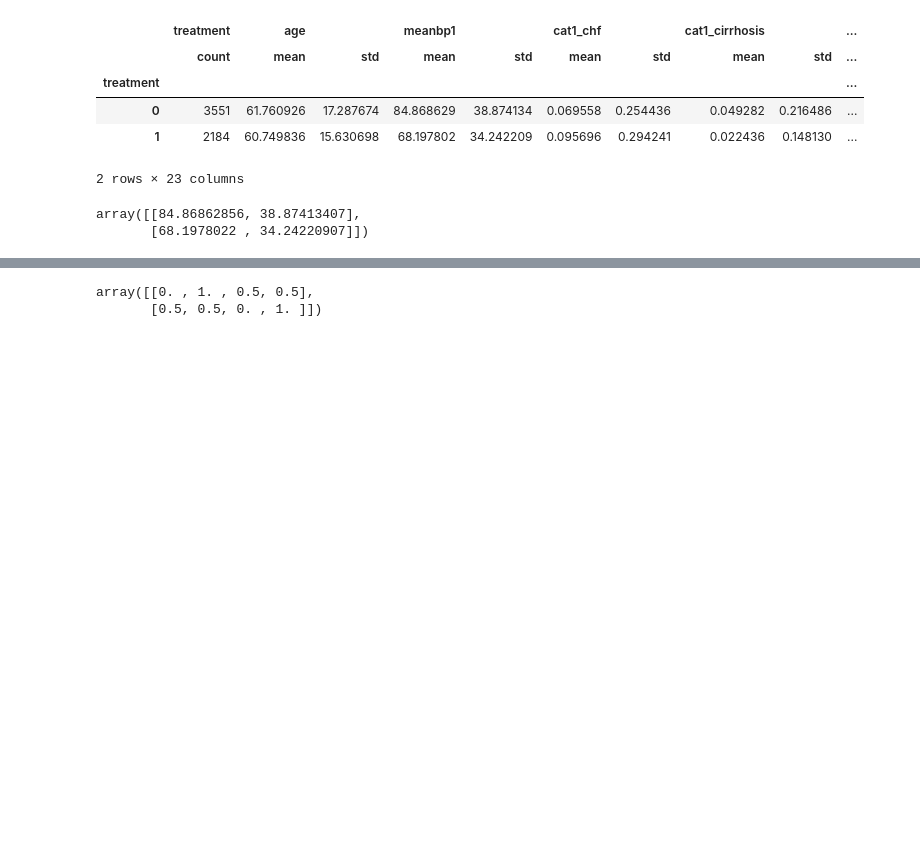
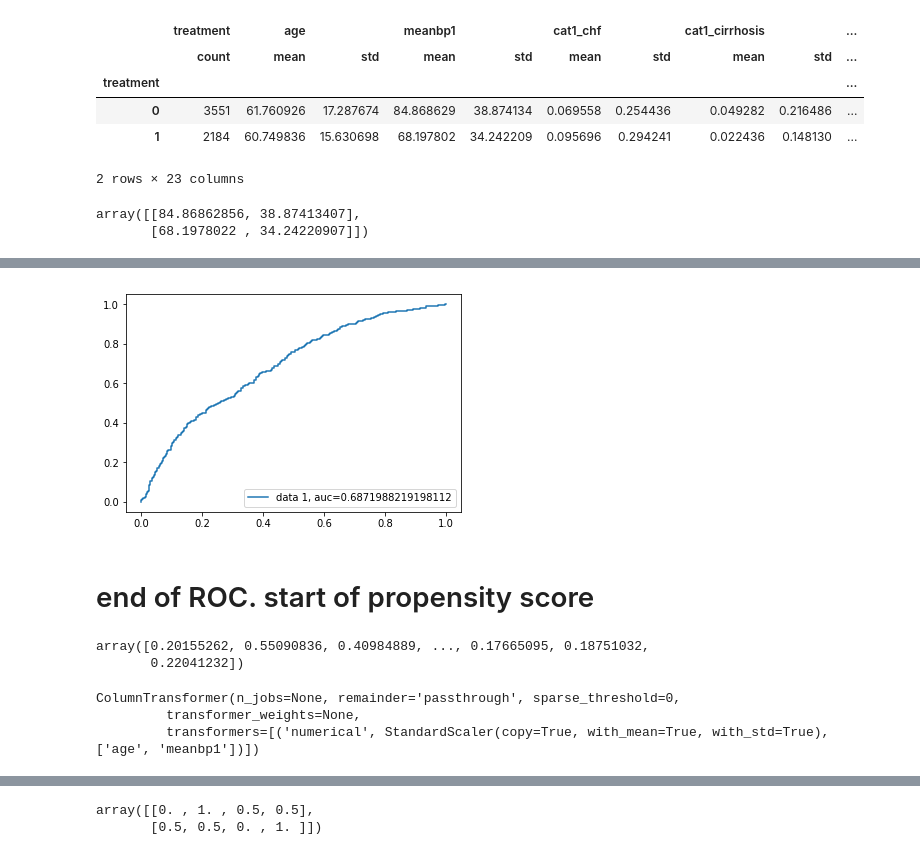
Before and after one commit to sidhant-guliani/propensity_score, a Jupyter notebook: propensity_score/example/catheterization_dataset/heart_cathterization_dataset_PS.ipynb, the cells around one changed output, grey strips where cells are left out. Cells and saved outputs as stored; diff of their text form; code cells hidden in the pictures; blank space fills up the shorter version.

```diff
--- a/propensity_score/example/catheterization_dataset/heart_cathterization_dataset_PS.ipynb
+++ b/propensity_score/example/catheterization_dataset/heart_cathterization_dataset_PS.ipynb
@@ -180,0 +228,25 @@ df_cleaned.shape
+# %%
+
+#ROC curve
+#Receiver Operating Characteristic(ROC) curve is a plot of the true positive
+#rate against the false positive rate.
+#It shows the tradeoff between sensitivity and specificity.
+
+y_pred_proba = logreg.predict_proba(X_test)[::,1]
+fpr, tpr, _ = metrics.roc_curve(y_test,  y_pred_proba)
+auc = metrics.roc_auc_score(y_test, y_pred_proba)
+plt.plot(fpr,tpr,label="data 1, auc="+str(auc))
+plt.legend(loc=4)
+plt.show()
+#AUC score 1 represents perfect classifier, and 0.5 represents a worthless classifier.
+# %% [output]
+[figure, added]
+# %% [markdown]
+# end of ROC. start of propensity score
+# %%
+# propensity score
+pscore = logistic.predict_proba(data)[:, 1]
+pscore
+# %% [output]
+array([0.20155262, 0.55090836, 0.40984889, ..., 0.17665095, 0.18751032,
+       0.22041232])
@@ -180,0 +255,6 @@ df_cleaned.shape
+# %%
+ct
+# %% [output]
+ColumnTransformer(n_jobs=None, remainder='passthrough', sparse_threshold=0,
+         transformer_weights=None,
+         transformers=[('numerical', StandardScaler(copy=True, with_mean=True, with_std=True), ['age', 'meanbp1'])])
```
Also changed, not shown: parts of 16 cells of this notebook.
